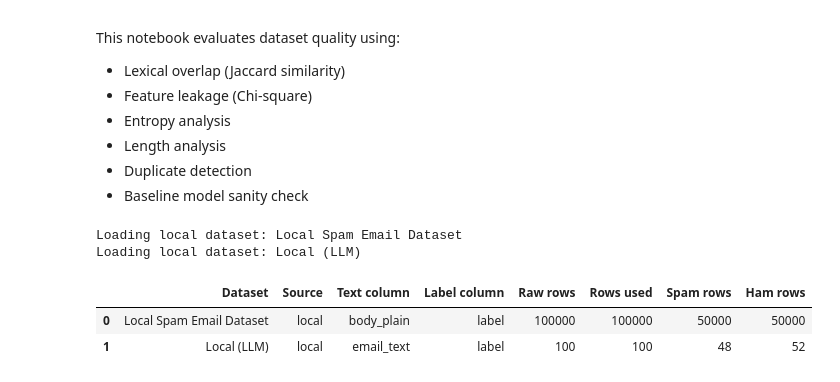
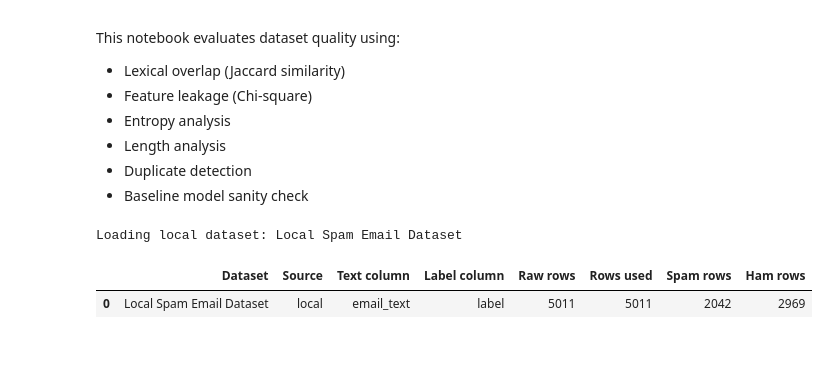
Before and after one commit to gawlowskiandrzej/Eksploracja_danych_projekt---detekcja-spamu, a Jupyter notebook: spam_dataset_quality_analysis.ipynb, the cells around one changed output. Cells and saved outputs as stored; diff of their text form; code cells hidden in the pictures; blank space fills up the shorter version.

```diff
--- a/spam_dataset_quality_analysis.ipynb
+++ b/spam_dataset_quality_analysis.ipynb
@@ -34,35 +34,44 @@ DEFAULT_SPAM_VALUES = [1, "1", True, "true", "yes", "spam", "phishing", "scam"]
 DEFAULT_HAM_VALUES = [0, "0", False, "false", "no", "ham", "not spam", "not_spam", "legit", "legitimate"]
 
 DATASET_CONFIGS = [
+    # {
+    #     "name": "Kaggle - Spam Email Detection",
+    #     "source": "kaggle",
+    #     "kaggle_dataset": "ssssws/spam-email-detection-dataset-clean-and-ml-ready",
+    #     "file_name": "spam_email_dataset.csv",
+    #     "cache_file": "spam_email_dataset.csv",
+    #     "text_col": "email_text",
+    #     "label_col": "label",
+    #     "spam_values": [1],
+    #     "ham_values": [0],
+    # },
+    # {
+    #     "name": "Local Spam Email Dataset",
+    #     "source": "local",
+    #     "file_name": "email_dataset_100k.csv",
+    #     "text_col": "body_plain",
+    #     "label_col": "label",
+    #     "spam_values": [1],
+    #     "ham_values": [0],
+    # },
     {
-        "name": "Kaggle - Spam Email Detection",
-        "source": "kaggle",
-        "kaggle_dataset": "ssssws/spam-email-detection-dataset-clean-and-ml-ready",
-        "file_name": "spam_email_dataset.csv",
-        "cache_file": "spam_email_dataset.csv",
+        "name": "Local Spam Email Dataset",
+        "source": "local",
+        "file_name": "spam_email_dataset_half.csv",
         "text_col": "email_text",
         "label_col": "label",
         "spam_values": [1],
         "ham_values": [0],
     },
-    {
-        "name": "Local Spam Email Dataset",
-        "source": "local",
-        "file_name": "email_dataset_100k.csv",
-        "text_col": "body_plain",
-        "label_col": "label",
-        "spam_values": [1],
-        "ham_values": [0],
-    },
-    {
-        "name": "Local (LLM)",
-        "source": "local",
-        "file_name": "llm_spam_email_dataset.csv",
-        "text_col": "email_text",
-        "label_col": "label",
-        "spam_values": [1],
-        "ham_values": [0],
-    }
+    # {
+    #     "name": "Local (LLM)",
+    #     "source": "local",
+    #     "file_name": "llm_spam_email_dataset.csv",
+    #     "text_col": "email_text",
+    #     "label_col": "label",
+    #     "spam_values": [1],
+    #     "ham_values": [0],
+    # }
     # Example for another Kaggle dataset:
     # {
     #     "name": "Kaggle - Example Spam/Ham",
@@ -172,36 +181,34 @@ for config in DATASET_CONFIGS:
     raw_df = load_raw_dataset(config)
     df = standardize_dataset(raw_df, config)
     loaded_datasets.append({
         "name": config["name"],
         "config": config,
         "df": df,
         "raw_rows": len(raw_df),
         "rows": len(df),
     })
 
 datasets = {dataset["name"]: dataset["df"] for dataset in loaded_datasets}
 
 dataset_overview = pd.DataFrame([
     {
         "Dataset": dataset["name"],
         "Source": dataset["config"]["source"],
         "Text column": dataset["config"]["text_col"],
         "Label column": dataset["config"]["label_col"],
         "Raw rows": dataset["raw_rows"],
         "Rows used": dataset["rows"],
         "Spam rows": int((dataset["df"][LABEL_COL] == 1).sum()),
         "Ham rows": int((dataset["df"][LABEL_COL] == 0).sum()),
     }
     for dataset in loaded_datasets
 ])
 
 dataset_overview
 # %% [output]
 Loading local dataset: Local Spam Email Dataset
-Loading local dataset: Local (LLM)
 |  | Dataset | Source | Text column | Label column | Raw rows | Rows used | Spam rows | Ham rows |
-| 0 | Local Spam Email Dataset | local | body_plain | label | 100000 | 100000 | 50000 | 50000 |
-| 1 | Local (LLM) | local | email_text | label | 100 | 100 | 48 | 52 |
+| 0 | Local Spam Email Dataset | local | email_text | label | 5011 | 5011 | 2042 | 2969 |
 # %%
 def compute_jaccard(df):
     spam_words = set(" ".join(df[df[LABEL_COL] == 1][TEXT_COL]).lower().split())
```
Also changed, not shown: parts of 6 cells of this notebook, 6 other files.
